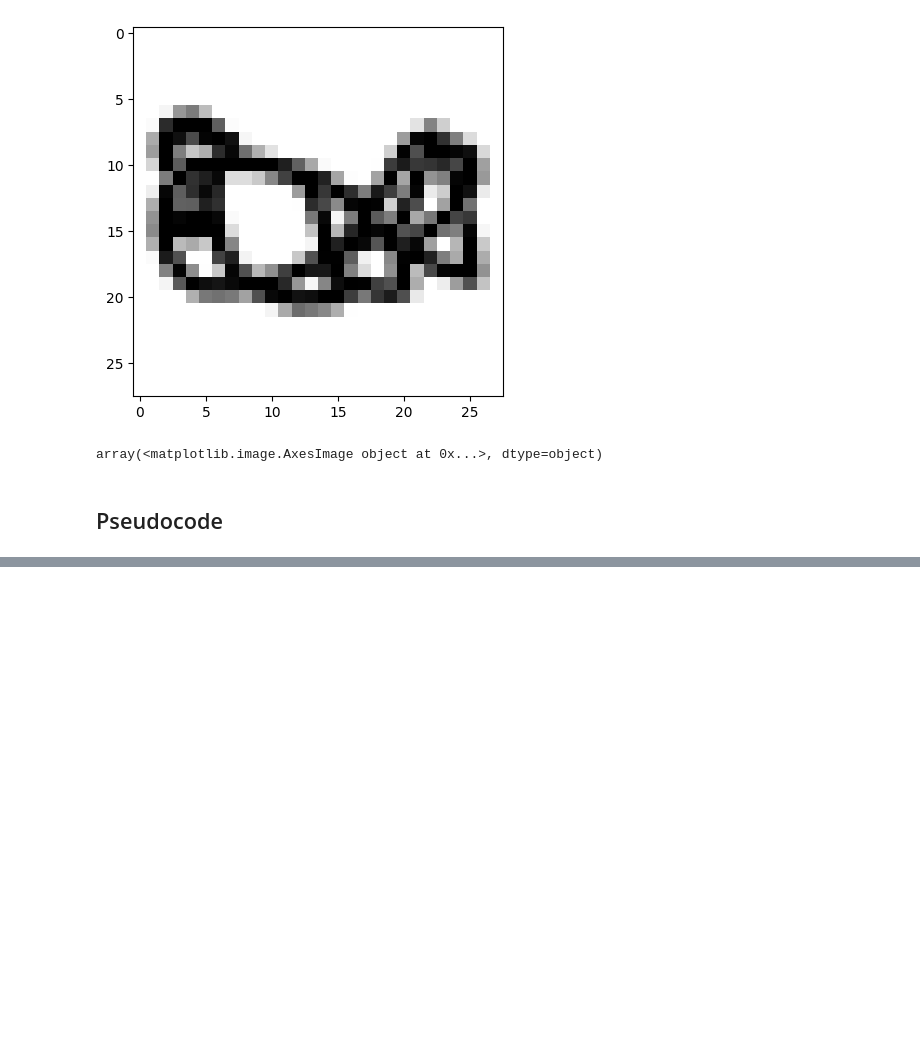
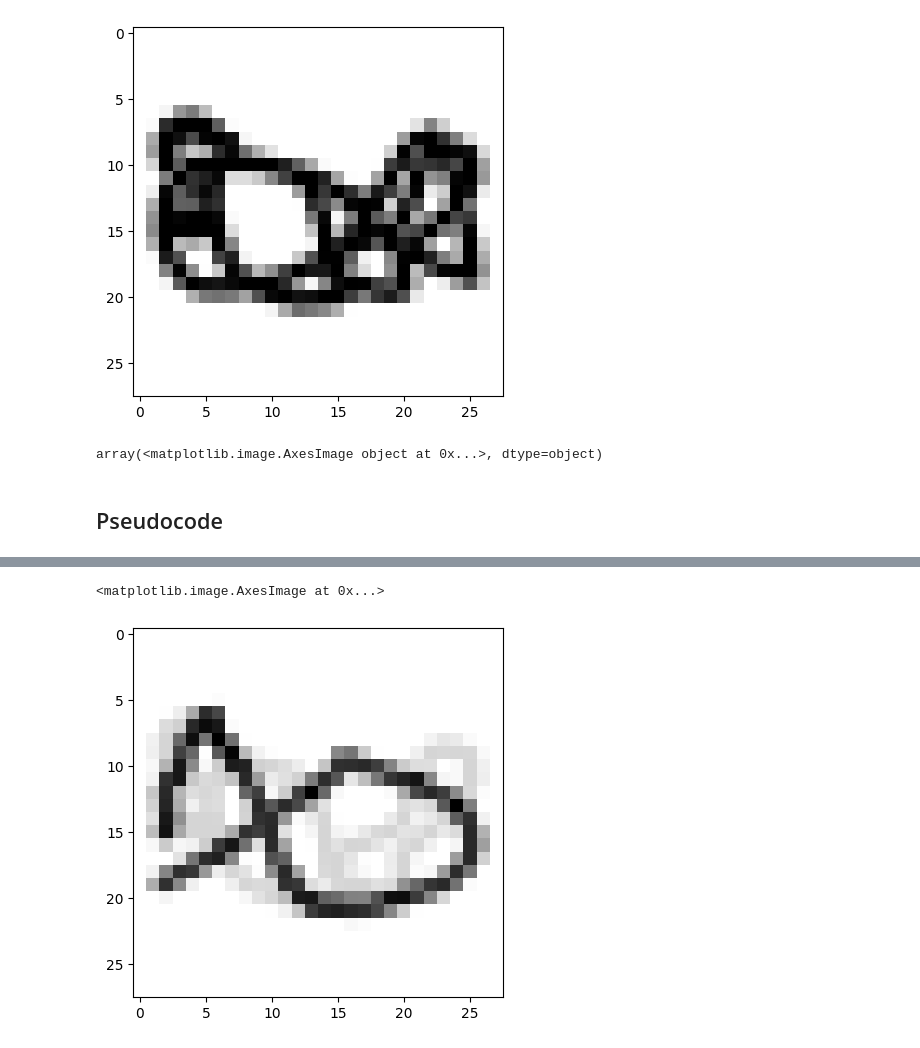
Before and after one commit to janmfriedli/PICA-2, a Jupyter notebook: PICA-2/Predict_Model.ipynb, the cells around one changed output, grey strips where cells are left out. Drawn from its saved outputs; the diff is of its cells as text; code cells hidden in the pictures; blank space fills up the shorter version.

```diff
--- a/PICA-2/Predict_Model.ipynb
+++ b/PICA-2/Predict_Model.ipynb
@@ -172,0 +227,9 @@ color_under_image('red')
+# %%
+def image_mixer(img_1, img_2, strength):
+    new_img = plt.imshow(img_1+(img_2*strength),cmap='gray_r')
+    return new_img
+# %%
+image_mixer(fish_images[1], squirrel_images[2], 0.2)
+# %% [output]
+<matplotlib.image.AxesImage at 0x...>
+[figure, added]
```
Also changed, not shown: parts of 15 cells of this notebook.
